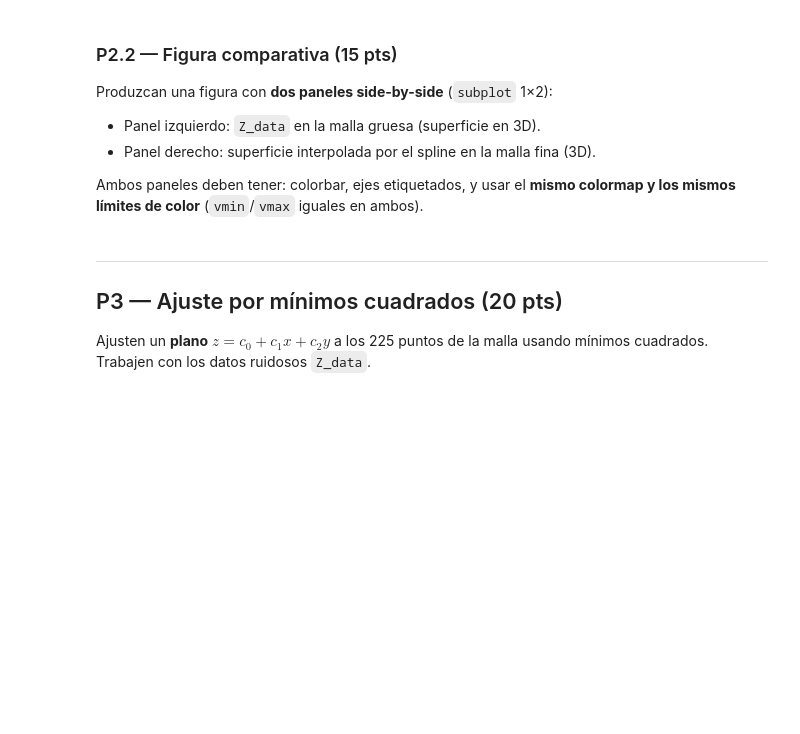
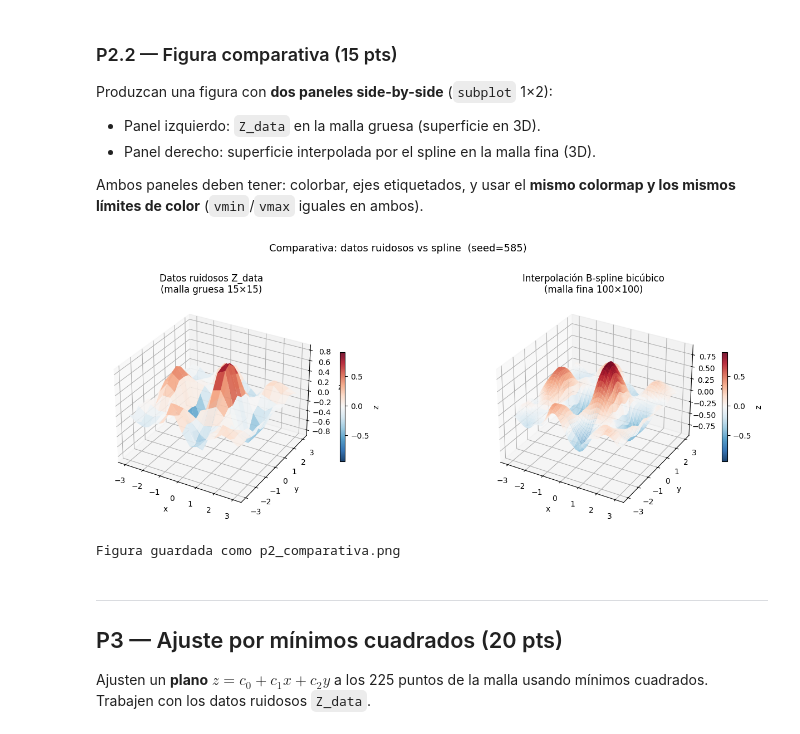
Before and after one commit to manubastidas/programacionCientifica, a Jupyter notebook: Evaluacion/Delgado_Moreno_evaluacion1.ipynb, the cells around one changed output. Drawn from its saved outputs; the diff is of its cells as text; code cells hidden in the pictures; blank space fills up the shorter version.

Commit message:
add: Interpolacion spline y ajuste LS

```diff
--- a/Evaluacion/Delgado_Moreno_evaluacion1.ipynb
+++ b/Evaluacion/Delgado_Moreno_evaluacion1.ipynb
@@ -183,3 +197,20 @@ Usen `RectBivariateSpline` de `scipy.interpolate` para construir un spline bicú
 Construyan el spline con `kx=3, ky=3` y evalúenlo en una malla fina de **100×100 puntos** en $[-3,3]\times[-3,3]$.
 # %%
 # TODO P2.1: construir el spline bicúbico y evaluar en malla fina
+# P2.1: construir el spline bicúbico y evaluar en malla fina
+from scipy.interpolate import RectBivariateSpline
+
+# Construir el spline interpolante bicúbico (kx=3, ky=3)
+spline = RectBivariateSpline(x_raw, y_raw, Z_data, kx=3, ky=3)
+
+# Malla fina 100x100
+x_fine = np.linspace(-3, 3, 100)
+y_fine = np.linspace(-3, 3, 100)
+X_fine, Y_fine = np.meshgrid(x_fine, y_fine, indexing='ij')
+
+# Evaluar el spline en la malla fina
+Z_spline = spline(x_fine, y_fine)
+
+print(f"Malla fina shape: {Z_spline.shape}")
+print(f"Z_spline rango: [{Z_spline.min():.4f}, {Z_spline.max():.4f}]")
+print(f"Z_data  rango:  [{Z_data.min():.4f},  {Z_data.max():.4f}]")
@@ -193,6 +228,40 @@ Produzcan una figura con **dos paneles side-by-side** (`subplot` 1×2):
 Ambos paneles deben tener: colorbar, ejes etiquetados, y usar el **mismo colormap y los mismos límites de color** (`vmin`/`vmax` iguales en ambos).
 # %%
 # TODO P2.2: figura comparativa datos vs spline
+# P2.2: figura comparativa datos vs spline
+vmin = min(Z_data.min(), Z_spline.min())
+vmax = max(Z_data.max(), Z_spline.max())
+
+fig = plt.figure(figsize=(14, 5))
+
+# Panel izquierdo: Z_data en malla gruesa
+ax1 = fig.add_subplot(1, 2, 1, projection='3d')
+surf1 = ax1.plot_surface(X_raw, Y_raw, Z_data, cmap='RdBu_r',
+                          vmin=vmin, vmax=vmax, alpha=0.9)
+ax1.set_xlabel('x')
+ax1.set_ylabel('y')
+ax1.set_zlabel('z')
+ax1.set_title(f'Datos ruidosos Z_data\n(malla gruesa {n}×{n})')
+fig.colorbar(surf1, ax=ax1, shrink=0.5, label='z')
+
+# Panel derecho: spline en malla fina
+ax2 = fig.add_subplot(1, 2, 2, projection='3d')
+surf2 = ax2.plot_surface(X_fine, Y_fine, Z_spline, cmap='RdBu_r',
+                          vmin=vmin, vmax=vmax, alpha=0.9)
+ax2.set_xlabel('x')
+ax2.set_ylabel('y')
+ax2.set_zlabel('z')
+ax2.set_title('Interpolación B-spline bicúbico\n(malla fina 100×100)')
+fig.colorbar(surf2, ax=ax2, shrink=0.5, label='z')
+
+plt.suptitle(f'Comparativa: datos ruidosos vs spline  (seed={seed})', fontsize=13, y=1.01)
+plt.tight_layout()
+plt.savefig('p2_comparativa.png', dpi=120, bbox_inches='tight')
+plt.show()
+print("Figura guardada como p2_comparativa.png")
+# %% [output]
+[figure, added]
+Figura guardada como p2_comparativa.png
 # %% [markdown]
 ---
 ## P3 — Ajuste por mínimos cuadrados (20 pts)
```
Also changed, not shown: parts of 7 cells of this notebook.
